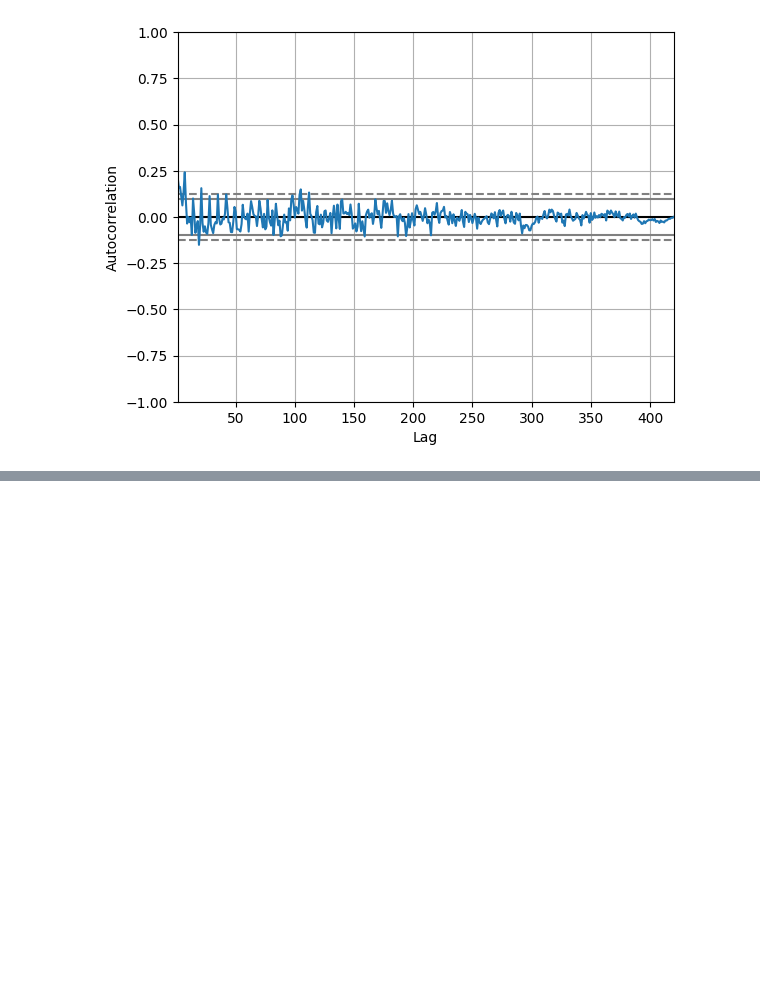
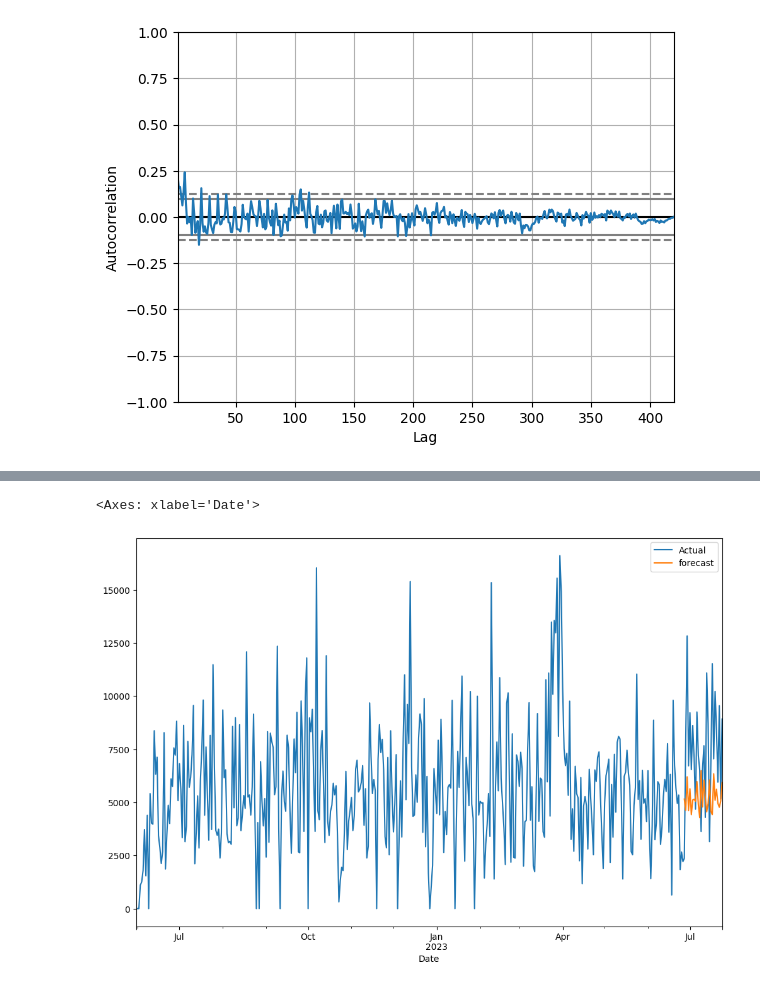
Before and after one commit to Genesis801/Time_Series_Forecasting, a Jupyter notebook: notebooks/work.ipynb, the cells around one changed output, grey strips where cells are left out. Cells and saved outputs as stored; diff of their text form; code cells hidden in the pictures; blank space fills up the shorter version.

```diff
--- a/notebooks/work.ipynb
+++ b/notebooks/work.ipynb
@@ -184,0 +310,3 @@ plt.show()
+# %%
+model=sm.tsa.statespace.SARIMAX(train_df['Actual'],order=(1, 1, 1),seasonal_order=(1,1,1,30))
+results=model.fit()
@@ -184,0 +337,6 @@ plt.show()
+# %%
+df['forecast']=results.predict(start=392,end=421,dynamic=True)
+df[['Actual','forecast']].plot(figsize=(12,8))
+# %% [output]
+<Axes: xlabel='Date'>
+[figure, added]
```
Also changed, not shown: parts of 13 cells of this notebook.
